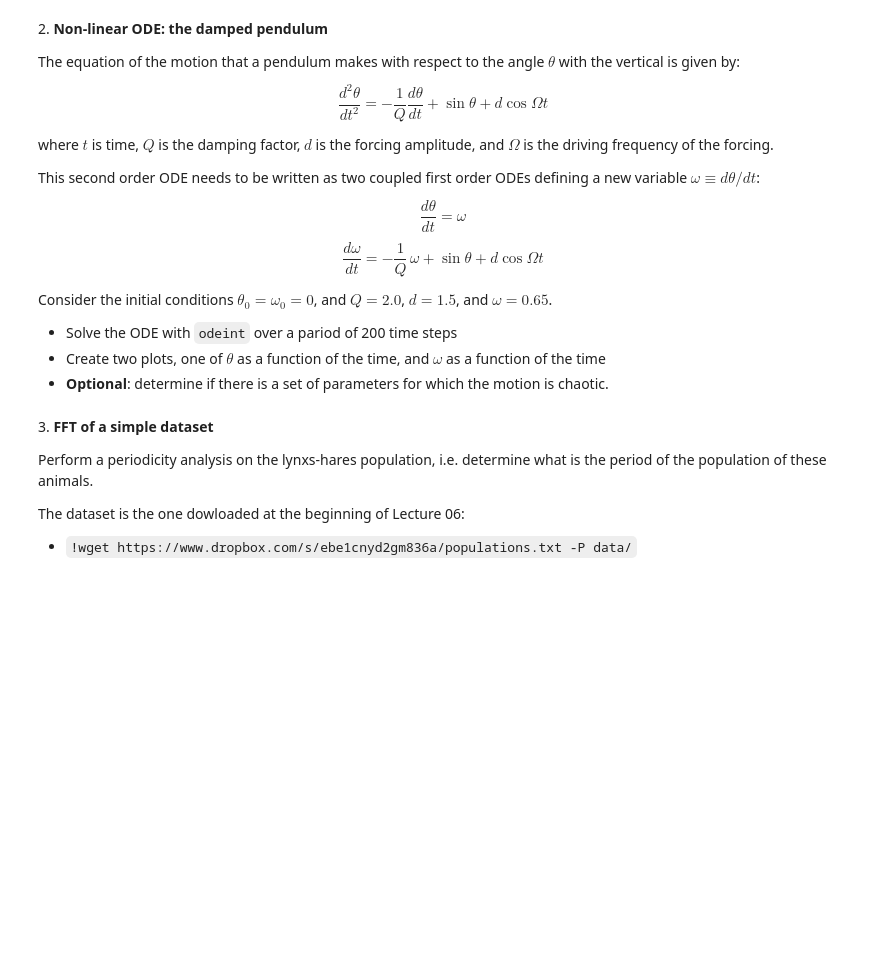
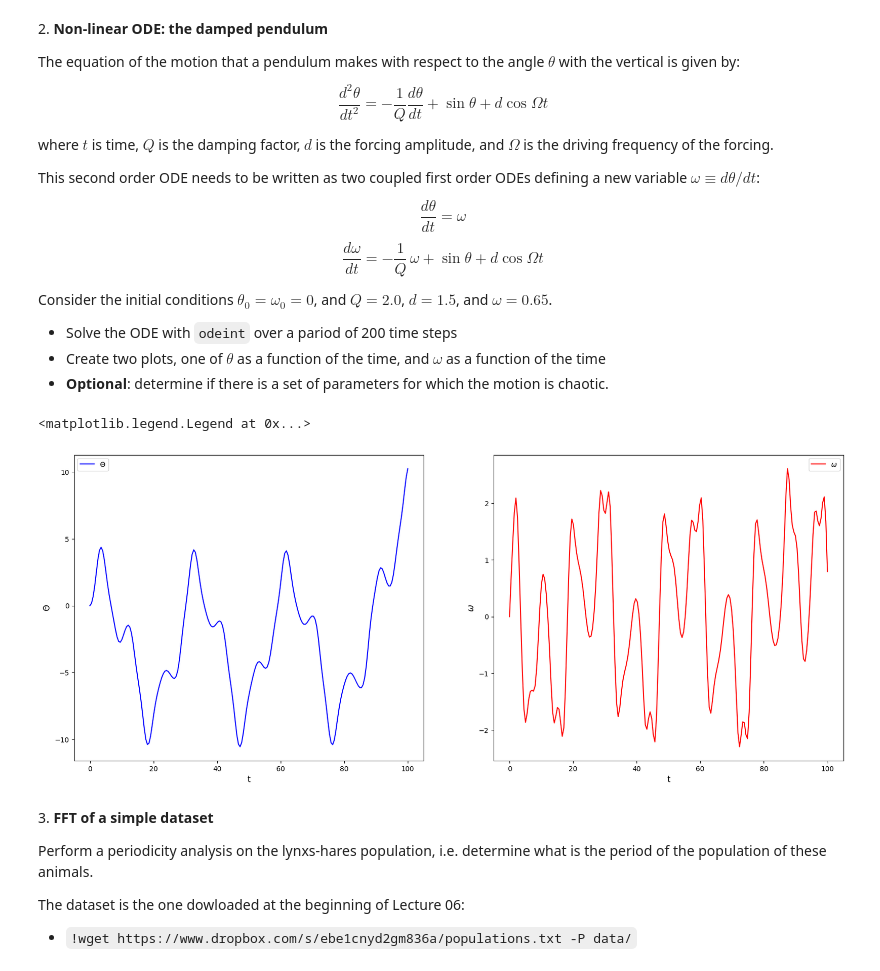
Before and after one commit to alextimis/ScientificComputingWithPython2022, a Jupyter notebook: 09ex_numerical.ipynb, the cells around one changed output. Saved outputs shown, nothing was run; the diff lists cells and outputs as text; code cells hidden in the pictures; blank space fills up the shorter version.

```diff
--- a/09ex_numerical.ipynb
+++ b/09ex_numerical.ipynb
@@ -33,6 +40,31 @@ Consider the initial conditions $\theta_0 = \omega_0 = 0$, and $Q = 2.0$, $d = 1
  - Solve the ODE with `odeint` over a pariod of 200 time steps
  - Create two plots, one of $\theta$ as a function of the time, and $\omega$ as a function of the time
  - **Optional**: determine if there is a set of parameters for which the motion is chaotic.
+# %%
+import math
+Q = 2.0
+d = 1.5
+omega = 0.65
+
+def derivative(X, time, Q, omega, d):
+    return(X[1], -1/Q * X[1] + math.sin(X[0]) + d*math.cos(omega*time))
+
+t = np.linspace(0, 100, 200)
+Xinit = (0, 0)
+X = odeint(derivative, Xinit, t, args=(Q, omega,d))
+
+fig, (ax1, ax2) = plt.subplots(nrows=1, ncols=2, figsize=(20, 8))
+ax1.plot(t, X[:,0],color = "b",label = "$ \Theta $")
+ax1.set_xlabel("t", fontsize = 12)
+ax1.set_ylabel("$ \Theta $", fontsize = 12)
+ax1.legend(loc = 'best')
+ax2.plot(t, X[:,1],color = "r",label = "$ \omega $")
+ax2.set_xlabel("t",fontsize = 12)
+ax2.set_ylabel("$ \omega $", fontsize = 12)
+ax2.legend(loc = 'best')
+# %% [output]
+<matplotlib.legend.Legend at 0x...>
+[figure, added]
 # %% [markdown]
 3\. **FFT of a simple dataset**
 
```
Also changed, not shown: parts of 3 cells of this notebook, 1 other file.
